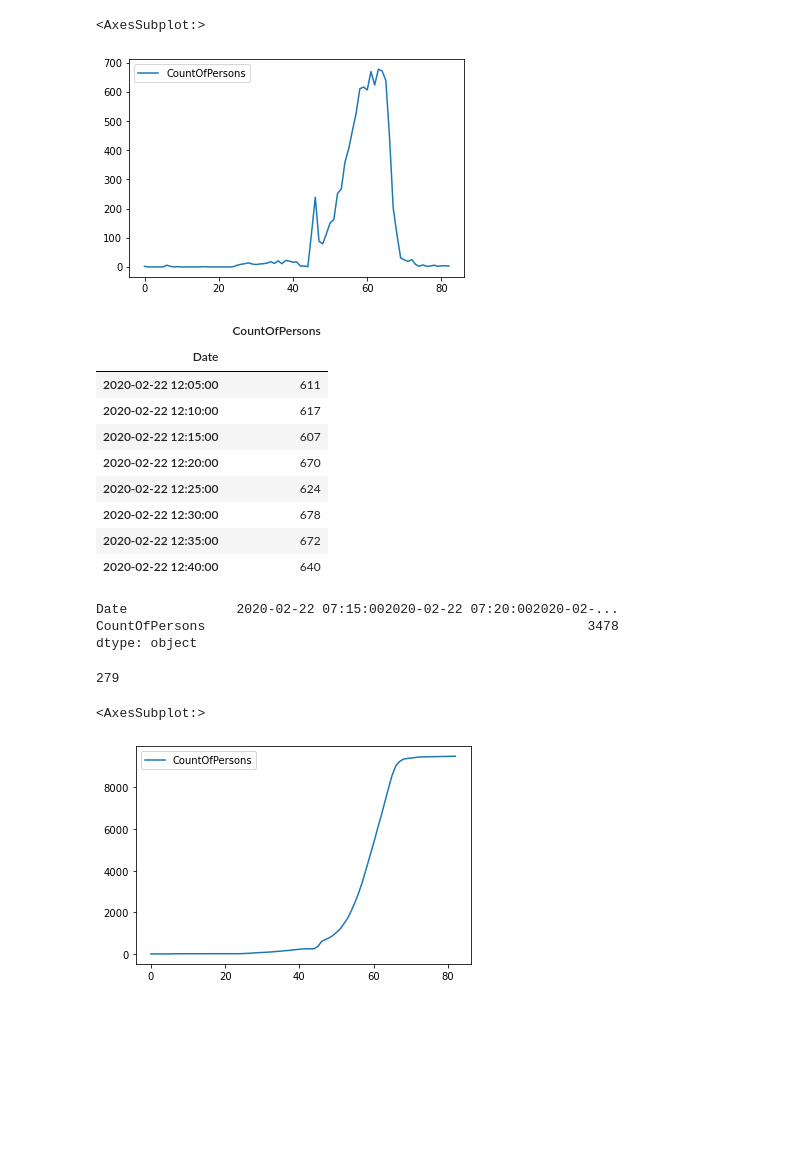
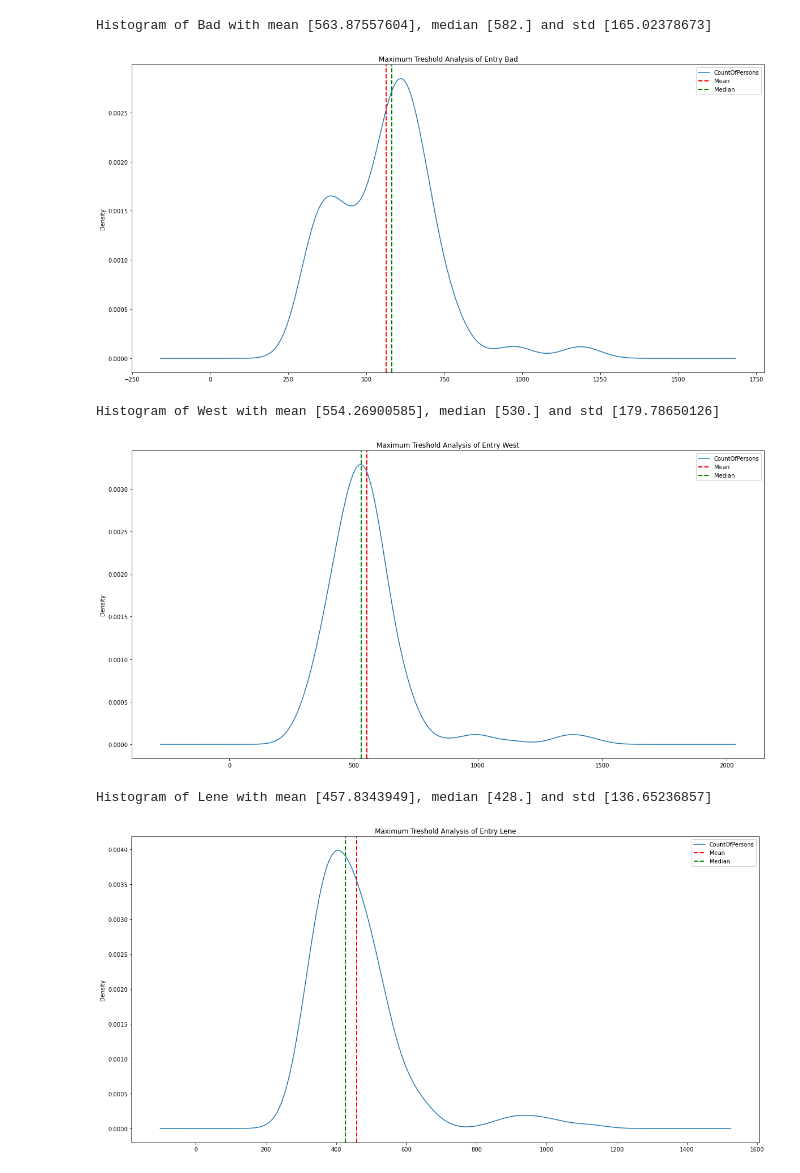
Before and after one commit to ClemensRe/opendatacamp, a Jupyter notebook: notebooks/02 Maximum Finding.ipynb, the cells around one changed output. Cells and saved outputs as stored; diff of their text form; code cells hidden in the pictures; blank space fills up the shorter version.

```diff
--- a/notebooks/02 Maximum Finding.ipynb
+++ b/notebooks/02 Maximum Finding.ipynb
@@ -39,33 +27,0 @@ example_df = pd.read_csv("../data/processed/Bad_202110222141_scanExport_7088.csv
-# %%
-example_df.plot()
-# %% [output]
-<AxesSubplot:>
-[figure, removed]
-# %%
-example_df.set_index("Date").query("CountOfPersons >= 600")
-# %% [output]
-|  | CountOfPersons |
-| Date |  |
-| 2020-02-22 12:05:00 | 611 |
-| 2020-02-22 12:10:00 | 617 |
-| 2020-02-22 12:15:00 | 607 |
-| 2020-02-22 12:20:00 | 670 |
-| 2020-02-22 12:25:00 | 624 |
-| 2020-02-22 12:30:00 | 678 |
-| 2020-02-22 12:35:00 | 672 |
-| 2020-02-22 12:40:00 | 640 |
-# %%
-example_df.query("Date < '2020-02-22 12:05:00'").sum()
-# %% [output]
-Date              2020-02-22 07:15:002020-02-22 07:20:002020-02-...
-CountOfPersons                                                 3478
-dtype: object
-# %%
-example_df.query("'2020-02-22 12:05:00' <= Date < '2020-02-22 12:40:00'").CountOfPersons.apply(lambda x : x-600).sum()
-# %% [output]
-279
-# %%
-example_df.cumsum().plot()
-# %% [output]
-<AxesSubplot:>
-[figure, removed]
@@ -71,0 +30,26 @@ example_df.cumsum().plot()
+# %%
+for entry in relevant_entries:
+    analysis_df = pd.DataFrame()
+    for time_series_df_path in PROCESSED_DIR.glob("*.csv"):
+        if entry in str(time_series_df_path):
+            df = pd.read_csv(time_series_df_path)
+            analysis_df = analysis_df.append(df)
+
+    analysis_df = analysis_df.set_index("Date")
+    analysis_df = analysis_df.query("CountOfPersons >= 300")
+    analysis_df.plot.kde(figsize=(20,10), title=f"Maximum Treshold Analysis of Entry {entry}")
+    mean = analysis_df.mean()
+    std = analysis_df.std()
+    median = analysis_df.median()
+    print(f"Histogram of {entry} with mean {mean.values}, median {median.values} and std {std.values}")
+    plt.axvline(x=mean.values, linestyle='dashed', linewidth=2, color="r", label="Mean")
+    plt.axvline(x=median.values, linestyle='dashed', linewidth=2, color="g", label="Median")
+    plt.legend()
+    plt.show()
+# %% [output]
+Histogram of Bad with mean [563.87557604], median [582.] and std [165.02378673]
+[figure, added]
+Histogram of West with mean [554.26900585], median [530.] and std [179.78650126]
+[figure, added]
+Histogram of Lene with mean [457.8343949], median [428.] and std [136.65236857]
+[figure, added]
```
Also changed, not shown: parts of 7 cells of this notebook.
